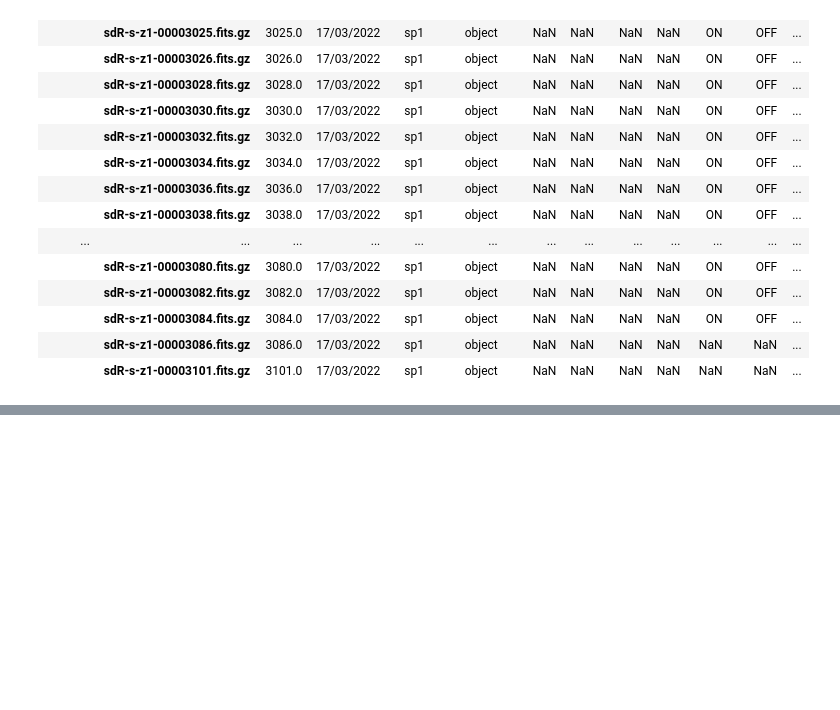
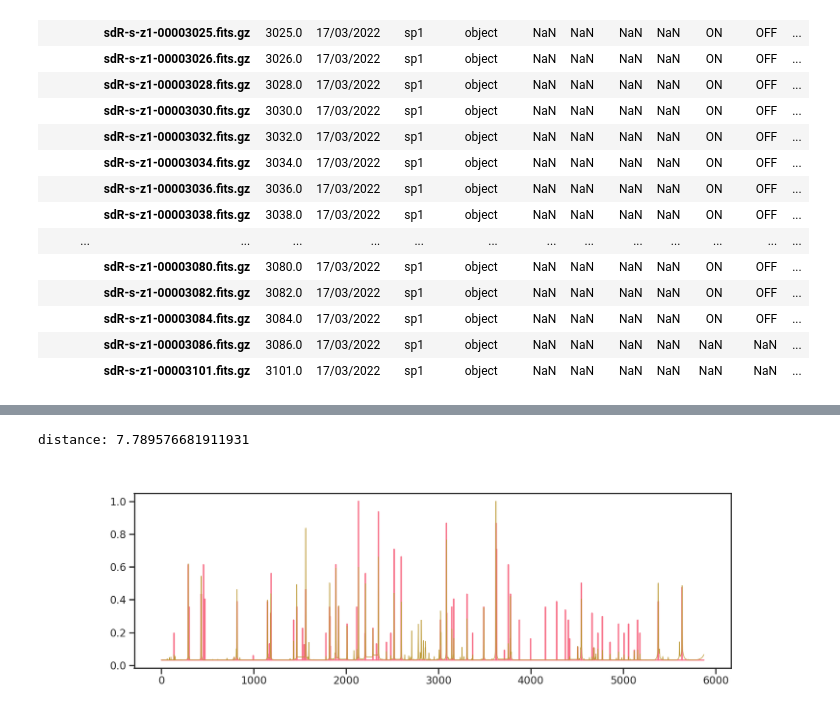
Before and after one commit to sdss/lvmdrp, a Jupyter notebook: docs/nb/lab-lamps.ipynb, the cells around one changed output, grey strips where cells are left out. Drawn from its saved outputs; the diff is of its cells as text; code cells hidden in the pictures; blank space fills up the shorter version.

```diff
--- a/docs/nb/lab-lamps.ipynb
+++ b/docs/nb/lab-lamps.ipynb
@@ -450,25 +441,33 @@ plt.tight_layout()
 # plt.xlabel("Wavelength")
 # plt.ylabel("Intensity")
 # %%
-# from scipy.spatial.distance import euclidean
-# from fastdtw import fastdtw
+from scipy.spatial.distance import euclidean
+from fastdtw import fastdtw
 
 
-# dist, path = fastdtw(np.log10(1+neon_spec/neon_spec.max()), np.log10(1+target_spec/target_spec.max()), dist=euclidean, radius=100)
-# print("distance:", dist)
+ref_wl = np.unique(guess_wl.tolist()+ref_lines.index.tolist())
+ref_spec = ref_lines.reindex(ref_wl, fill_value=0).Intensity.values
+
+dist, path = fastdtw(np.log10(1+ref_spec/ref_spec.max()), np.log10(1+target_spec/target_spec.max()), dist=euclidean, radius=10)
+print("distance:", dist)
+# %% [output]
+distance: 7.789576681911931
 # %%
-# ineon, itarget = zip(*path)
+ineon, itarget = zip(*path)
 
-# plt.figure(figsize=(25,5))
-# plt.plot(np.log10(1+neon_spec.values[list(ineon)]/neon_spec.max()), lw=2)
-# plt.plot(np.log10(1+target_spec[list(itarget)]/target_spec.max()), lw=1)
+plt.figure(figsize=(17,5))
+plt.plot(np.sqrt(1e-3+ref_spec[list(ineon)]/ref_spec.max()), lw=2)
+plt.plot(np.sqrt(1e-3+target_spec[list(itarget)]/target_spec.max()), lw=1)
 
-# mask = (neon_spec.values[list(ineon)]!=0)&(target_spec[list(itarget)]>1*np.std(target_spec[list(itarget)]))
-# pix_map_table = np.column_stack((np.arange(target_spec.size)[list(itarget)], neon_spec.index.values[list(ineon)], np.ones(len(ineon))))[mask]
-# _, idx = np.unique(pix_map_table[:,1], return_index=True)
-# with open("_data-lvm/dtw-neon.txt", "w") as f:
-#     f.write(f"{ised}\n")
-#     np.savetxt(f, pix_map_table[idx], fmt="%.2f %.2f %d")
+mask = (ref_spec[list(ineon)]!=0)&(target_spec[list(itarget)]>1*np.std(target_spec[list(itarget)]))
+pix_map_table = np.column_stack((np.arange(target_spec.size)[list(itarget)], ref_wl[list(ineon)], np.ones(len(ineon))))[mask]
+pix_map_table
+_, idx = np.unique(pix_map_table[:,1], return_index=True)
+with open(f"_data-lvm/dtw-{ARC_NAME}.txt", "w") as f:
+    f.write(f"{ised}\n")
+    np.savetxt(f, pix_map_table[idx], fmt="%.2f %.2f %d")
+# %% [output]
+[figure, added]
 # %%
 # np.seterr(all="raise")
 
```
Also changed, not shown: parts of 14 cells of this notebook, 2 other files.
